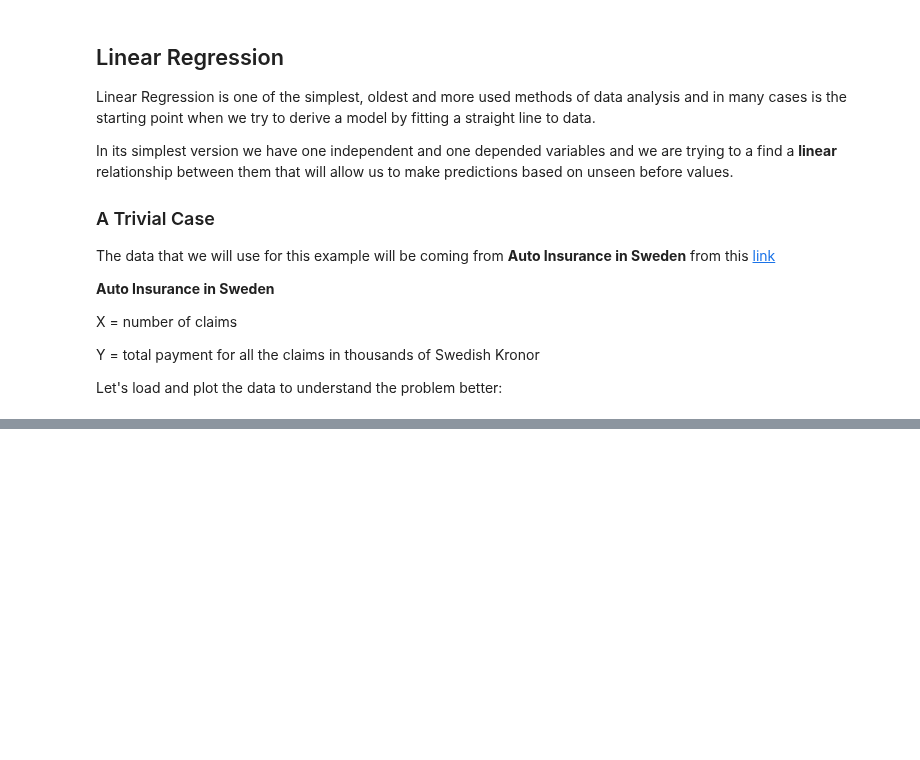
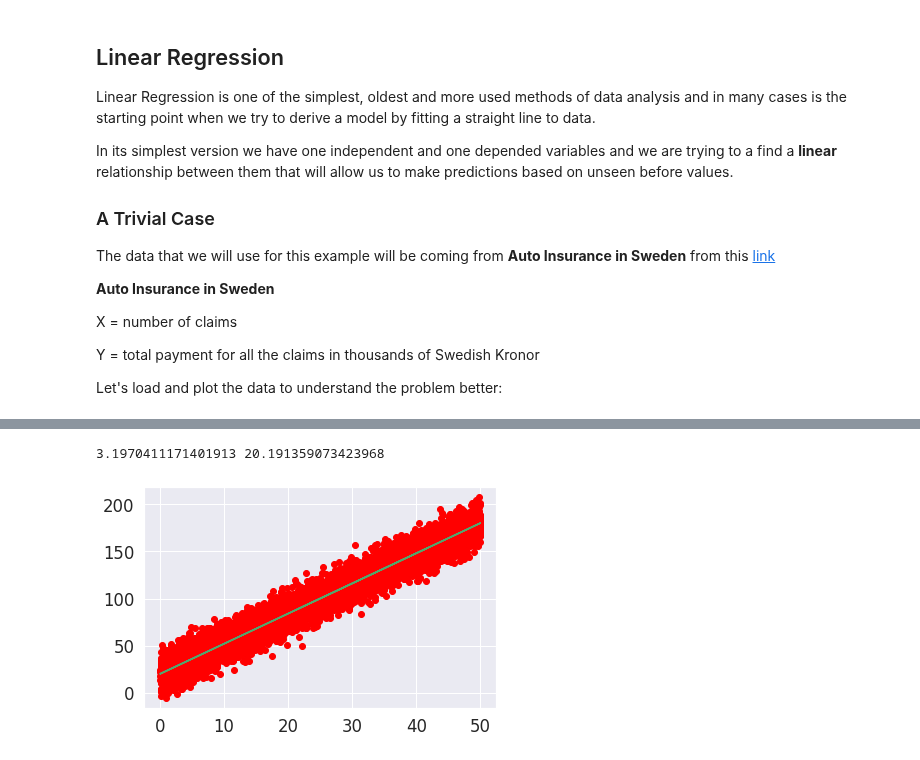
Before and after one commit to codingismycraft/ML_Introduction, a Jupyter notebook: notebooks/linear_regression.ipynb, the cells around one changed output, grey strips where cells are left out. Cells and saved outputs as stored; diff of their text form; code cells hidden in the pictures; blank space fills up the shorter version.

```diff
--- a/notebooks/linear_regression.ipynb
+++ b/notebooks/linear_regression.ipynb
@@ -94,0 +108,46 @@ from them.
+# %%
+def solve_linear_regression(x, y):
+    """Finds the Least Square line.
+
+    :param np.array | list x: The independed values.
+    :param np.array | list y: The depended values.
+
+    :returns: The linear function that will make predictions
+    for the passed in x value.
+
+    :rtype: callable.
+    """
+    if isinstance(x, list):
+        x = np.array(x)
+
+    if isinstance(y, list):
+        y = np.array(y)
+
+    assert x.size == y.size
+
+    n = x.size
+    A = np.sum(np.square(x))
+    B = np.sum(x)
+    C = np.sum(x*y)
+    D = np.sum(y)
+
+    assert B**2 - A* n != 0
+    assert B != 0
+
+    b = (C * B - A * D) / (B**2 - A* n)
+    a = (D - n * b) / B
+
+    print (a, b)
+
+    return lambda x: a*x +b
+# %%
+func = lambda x:3.2 * x + 20
+x_values, y_values = make_dummy_data(func=func,  x1=0, x2=50, mu=0, sigma=10,  count=10000)
+plt.scatter(x_values, y_values, color="red")
+foo =  solve_linear_regression(x_values, y_values)
+
+_ = plt.plot(x_values, foo(x_values), color='b')
+_ = plt.plot(x_values, func(x_values), color='g')
+# %% [output]
+3.1970411171401913 20.191359073423968
+[figure, added]
```
Also changed, not shown: parts of 12 cells of this notebook.
